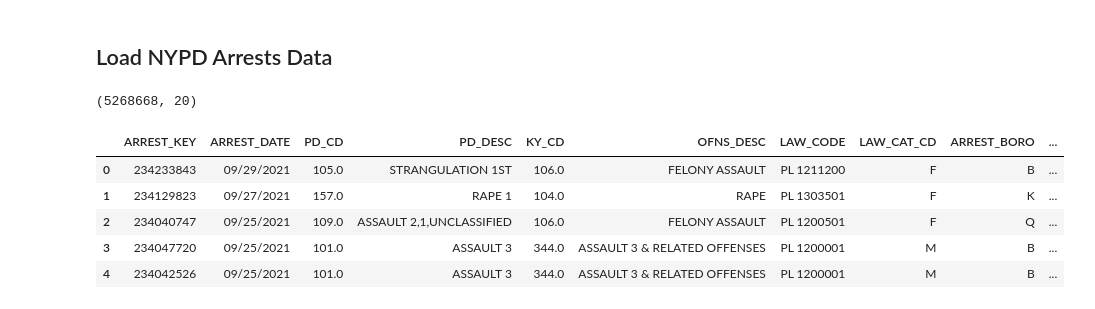
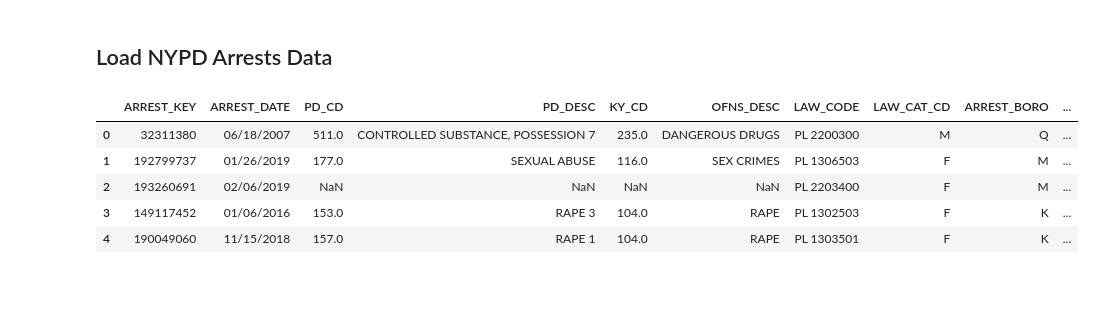
Before and after one commit to blossommojekwu/CS216-Project, a Jupyter notebook: visualizations.ipynb, the cells around one changed output. Drawn from its saved outputs; the diff is of its cells as text; code cells hidden in the pictures.

```diff
--- a/visualizations.ipynb
+++ b/visualizations.ipynb
@@ -12,19 +9,19 @@ sns.set_context('talk')
 # %% [markdown]
 ## Load NYPD Arrests Data
 # %%
-nypd_2006_2020 = pd.read_csv("NYPD_Arrest_Data__Year_to_Date_.csv")
-nypd_2021 = pd.read_csv("NYPD_Arrests_Data__Historic_.csv")
+nypd_2021 = pd.read_csv("NYPD_Arrest_Data__Year_to_Date_.csv")
+nypd_2006_2020 = pd.read_csv("NYPD_Arrests_Data__Historic_.csv")
+#nypd_2021.to_sql(table_name, conn, if_exists='append', index=False)
 
 nypd_arrests = pd.concat([nypd_2006_2020, nypd_2021], ignore_index=True)
 nypd_arrests.head()
 # %% [output]
-(5268668, 20)
 |  | ARREST_KEY | ARREST_DATE | PD_CD | PD_DESC | KY_CD | OFNS_DESC | LAW_CODE | LAW_CAT_CD | ARREST_BORO | ... |
-| 0 | 234233843 | 09/29/2021 | 105.0 | STRANGULATION 1ST | 106.0 | FELONY ASSAULT | PL 1211200 | F | B | ... |
-| 1 | 234129823 | 09/27/2021 | 157.0 | RAPE 1 | 104.0 | RAPE | PL 1303501 | F | K | ... |
-| 2 | 234040747 | 09/25/2021 | 109.0 | ASSAULT 2,1,UNCLASSIFIED | 106.0 | FELONY ASSAULT | PL 1200501 | F | Q | ... |
-| 3 | 234047720 | 09/25/2021 | 101.0 | ASSAULT 3 | 344.0 | ASSAULT 3 & RELATED OFFENSES | PL 1200001 | M | B | ... |
-| 4 | 234042526 | 09/25/2021 | 101.0 | ASSAULT 3 | 344.0 | ASSAULT 3 & RELATED OFFENSES | PL 1200001 | M | B | ... |
+| 0 | 32311380 | 06/18/2007 | 511.0 | CONTROLLED SUBSTANCE, POSSESSION 7 | 235.0 | DANGEROUS DRUGS | PL 2200300 | M | Q | ... |
+| 1 | 192799737 | 01/26/2019 | 177.0 | SEXUAL ABUSE | 116.0 | SEX CRIMES | PL 1306503 | F | M | ... |
+| 2 | 193260691 | 02/06/2019 | NaN | NaN | NaN | NaN | PL 2203400 | F | M | ... |
+| 3 | 149117452 | 01/06/2016 | 153.0 | RAPE 3 | 104.0 | RAPE | PL 1302503 | F | K | ... |
+| 4 | 190049060 | 11/15/2018 | 157.0 | RAPE 1 | 104.0 | RAPE | PL 1303501 | F | K | ... |
 # %%
 arrests_gender = nypd_arrests.groupby("PERP_SEX").count()
 arrests_gender.head()
```
Also changed, not shown: parts of 10 cells of this notebook.
